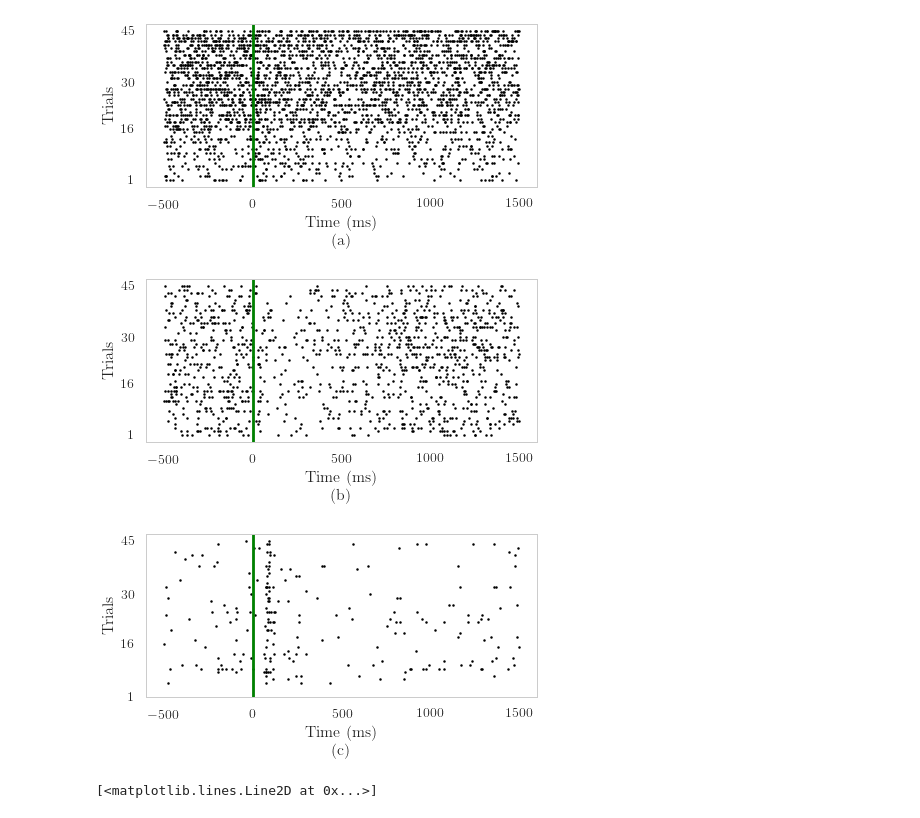
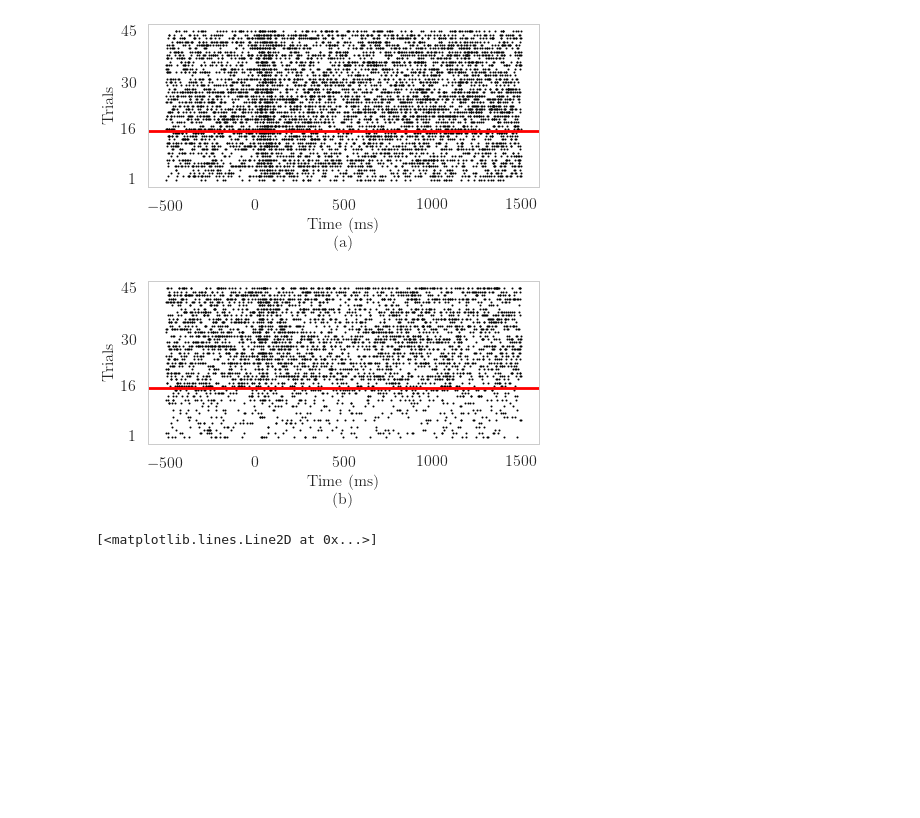
Before and after one commit to ds2p/state-space-mixture, a Jupyter notebook: code/Untitled.ipynb, the cells around one changed output. Drawn from its saved outputs; the diff is of its cells as text; code cells hidden in the pictures; blank space fills up the shorter version.

```diff
--- a/code/Untitled.ipynb
+++ b/code/Untitled.ipynb
@@ -24,5 +24,5 @@ cue_time = 500 // n_ms
 # %%
-out = read_pickle('../pickle/sim_shift32.p')
+out = read_pickle('../pickle/sim_shift-8.p')
 cluster_ids, cluster_params, n_clusters = reorder_cluster_ids(*out)
 # %%
 burnin = 1000
@@ -97,4 +77,0 @@ for k in np.unique(best_ids):
-# %%
-plt.figure(figsize=(8, 4))
-n = 31
-plot_raster(network_df.iloc[n], ms=5, offset=45-network_df.iloc[n].shape[0])
@@ -103,21 +78,21 @@ plot_raster(network_df.iloc[n], ms=5, offset=45-network_df.iloc[n].shape[0])
 # %%
-for k, label  in zip([2, 3, 1], ['a', 'b', 'c']):
+for k, label  in zip([0, 3], ['a', 'b']):
     plt.figure(figsize=(7, 3))
     ids = np.arange(33)[best_ids == k]
     for n in ids:
-        plot_raster(network_df.iloc[n], ms=5, offset=45-network_df.iloc[n].shape[0],
+        plot_raster(network_df.iloc[n], ms=4, offset=45-network_df.iloc[n].shape[0],
                     x_axis=np.arange(-500, 1500))
     plt.xticks([-500, 0, 500, 1000, 1500])
     plt.yticks([1, 16, 30, 45])
-#     plt.axhline(15.5, c='r')
-    plt.axvline(0, c='g')
+    plt.axhline(15.5, c='r')
+#     plt.axvline(0, c='g')
     plt.xlabel('Time (ms)\n({})'.format(label))
     plt.ylabel('Trials')
-    plt.savefig('../img/cue-raster-{}.pdf'.format('app' + str(label)), bbox_inches='tight')
+    plt.savefig('../img/shock-mod-cue-raster-{}.pdf'.format(str(label)), bbox_inches='tight')
+    #plt.savefig('../img/cue-raster-{}.pdf'.format('app' + str(label)), bbox_inches='tight')
 # %% [output]
-[figure, old version]
+[figure, new version]
-[figure, old version]
+[figure, new version]
-[figure, removed]
 # %%
 plt.plot([cluster_params[i][cluster_ids[i][0], 0] for i in range(len(cluster_ids))])
 # %% [output]
```
Also changed, not shown: parts of 8 cells of this notebook, 25 other files.
